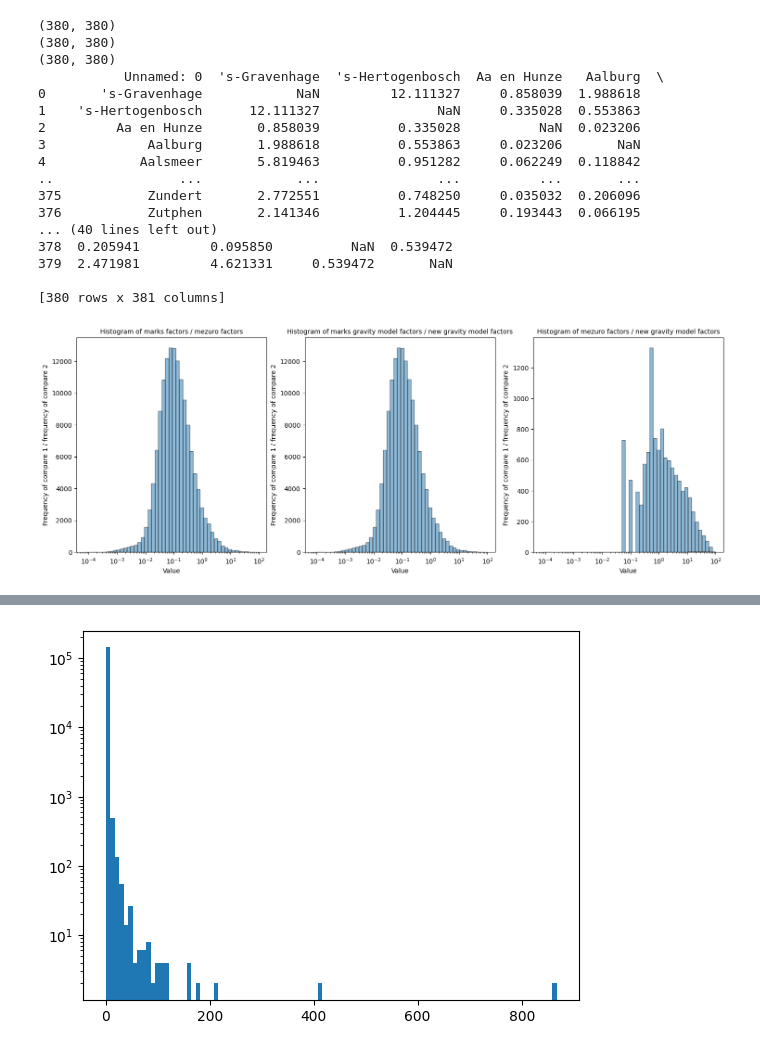
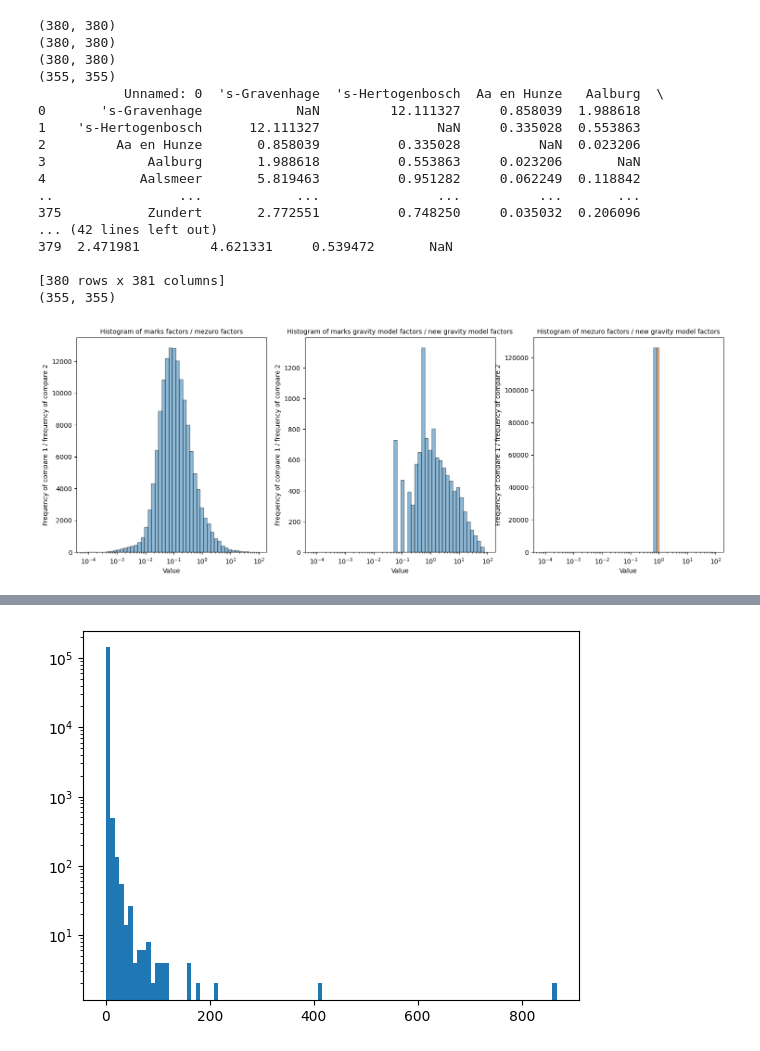
Before and after one commit to larsdekwant/covid-gravity-model, a Jupyter notebook: Analysis/Mobility_comparison.ipynb, the cells around one changed output, grey strips where cells are left out. Cells and saved outputs as stored; diff of their text form; code cells hidden in the pictures.

```diff
--- a/Analysis/Mobility_comparison.ipynb
+++ b/Analysis/Mobility_comparison.ipynb
@@ -5,6 +5,10 @@ import pandas as pd
 
 mez_freq = np.load("../Data/MobMat_freq_mezuro.npy")
 mez_inc = np.load("../Data/MobMat_inc_mezuro.npy")
+
+mez_freq_new = pd.read_csv("../Data/General/Mob_mez_freq_2019_pop.csv").drop("Unnamed: 0",axis=1).to_numpy()
+mez_inc_new = pd.read_csv("../Data/General/Mob_mez_inc_2019_pop.csv").drop("Unnamed: 0",axis=1).to_numpy()
+
 df = pd.read_csv("../Data/Mob_grav_freq.csv")
 grav_freq = pd.read_csv("../Data/old_grav/Mob_grav_freq.csv").drop("Unnamed: 0",axis=1).to_numpy()
 grav_inc = pd.read_csv("../Data/old_grav/Mob_grav_inc.csv").drop("Unnamed: 0",axis=1).to_numpy()
@@ -12,6 +16,9 @@ grav_inc = pd.read_csv("../Data/old_grav/Mob_grav_inc.csv").drop("Unnamed: 0",ax
 grav2_freq = pd.read_csv("../Data/General/Mob_grav_freq.csv").drop("Unnamed: 0",axis=1).to_numpy()
 grav2_inc = pd.read_csv("../Data/General/Mob_grav_inc.csv").drop("Unnamed: 0",axis=1).to_numpy()
 
+grav3_freq = pd.read_csv("../Data/General/Mob_grav_freq_2019_pop.csv").drop("Unnamed: 0",axis=1).to_numpy()
+grav3_inc = pd.read_csv("../Data/General/Mob_grav_inc_2019_pop.csv").drop("Unnamed: 0",axis=1).to_numpy()
+
 grav_freq_markgrens = pd.read_csv("../Data/General/Mob_grav_freq_markgrens_oldnld.csv").drop("Unnamed: 0",axis=1).to_numpy()
 grav_inc_markgrens = pd.read_csv("../Data/General/Mob_grav_inc_markgrens_oldnld.csv").drop("Unnamed: 0",axis=1).to_numpy()
 # %%
@@ -39,11 +46,14 @@ print(gemeentepop)
 print(mez_freq.shape)
 print(grav_inc.shape)
 print(grav2_inc.shape)
+print(grav3_inc.shape)
 print(df)
+print(mez_freq_new.shape)
 # %% [output]
 (380, 380)
 (380, 380)
 (380, 380)
+(355, 355)
            Unnamed: 0  's-Gravenhage  's-Hertogenbosch  Aa en Hunze   Aalburg  \
 0       's-Gravenhage            NaN         12.111327     0.858039  1.988618
 1    's-Hertogenbosch      12.111327               NaN     0.335028  0.553863
@@ -52,11 +62,10 @@ print(df)
 4            Aalsmeer       5.819463          0.951282     0.062249  0.118842
 ..                ...            ...               ...          ...       ...
 375           Zundert       2.772551          0.748250     0.035032  0.206096
-376           Zutphen       2.141346          1.204445     0.193443  0.066195
-... (40 lines left out)
-378  0.205941         0.095850          NaN  0.539472
+... (42 lines left out)
 379  2.471981         4.621331     0.539472       NaN
 
 [380 rows x 381 columns]
+(355, 355)
 # %%
 compare11 = grav_freq.flatten()
@@ -65,7 +74,7 @@ compare11 = compare11[np.isfinite(compare11)]
 compare22 = compare22[np.isfinite(compare22)]
 # %%
 compare1 = grav_freq.flatten()
-compare2 = grav_freq_markgrens.flatten()
+compare2 = grav3_freq.flatten()
 compare1 = compare1[np.isfinite(compare1)]
 compare2 = compare2[np.isfinite(compare2)]
 
@@ -95,8 +104,8 @@ ax[0].set_title('Histogram of marks factors / mezuro factors', fontsize=10)
 ax[0].set_xscale("log")
 
 
-compare1 = grav_freq.flatten()
-compare2 = grav2_freq.flatten()
+compare1 = mez_freq.flatten()
+compare2 = mez_freq_new.flatten()
 compare1 = compare1[np.isfinite(compare1)]
 compare2 = compare2[np.isfinite(compare2)]
 
@@ -120,34 +129,35 @@ ax[1].set_xlabel('Value')
 ax[1].set_ylabel('Frequency of compare 1 / frequency of compare 2')
 ax[1].set_title('Histogram of marks gravity model factors / new gravity model factors', fontsize=10)
 ax[1].set_xscale("log")
 
 
 
-compare1 = mez_freq.flatten()
-compare2 = grav2_freq.flatten()
+compare1 = mez_freq_new.flatten()
+compare2 = grav3_freq.flatten()
 compare1 = compare1[np.isfinite(compare1)]
 compare2 = compare2[np.isfinite(compare2)]
 
 bins = np.logspace(-4, 2)
-hist1, bin_edges = np.histogram(compare1, bins=bins)
+hist1, bin_edges = np.histogram(np.isfinite(compare1), bins=bins)
 hist2, _ = np.histogram(compare2, bins=bins)
 
 # Divide the values in the bins of hist1 by the values in hist2
 hist_divided = hist1 / hist2
+hist_divided = hist1
 
 # Plot the original histogram
 width = np.diff(bin_edges) * 0.72  # Reduce width to avoid overlap
 
 # Plot hist1 with some offset to the left
 ax[2].bar(bin_edges[:-1] - width/2, hist1, width=width, edgecolor='black', alpha=0.5, label='Original Histogram')
 
 # Plot hist_divided with some offset to the right
 ax[2].bar(bin_edges[:-1] + width/2, hist_divided, width=width, edgecolor='black', alpha=0.5, label='Divided Histogram')
 
 ax[2].set_xlabel('Value')
 ax[2].set_ylabel('Frequency of compare 1 / frequency of compare 2')
 ax[2].set_title('Histogram of mezuro factors / new gravity model factors', fontsize=10)
 ax[2].set_xscale("log")
 plt.show()
 # %% [output]
-[figure, old version]
+[figure, new version]
```
Also changed, not shown: parts of 7 cells of this notebook.
